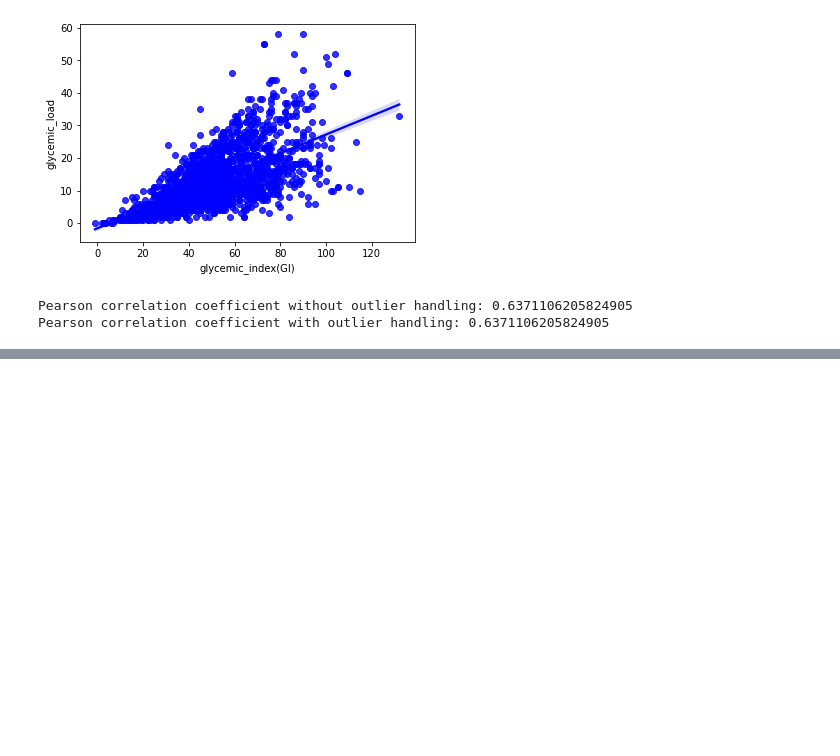
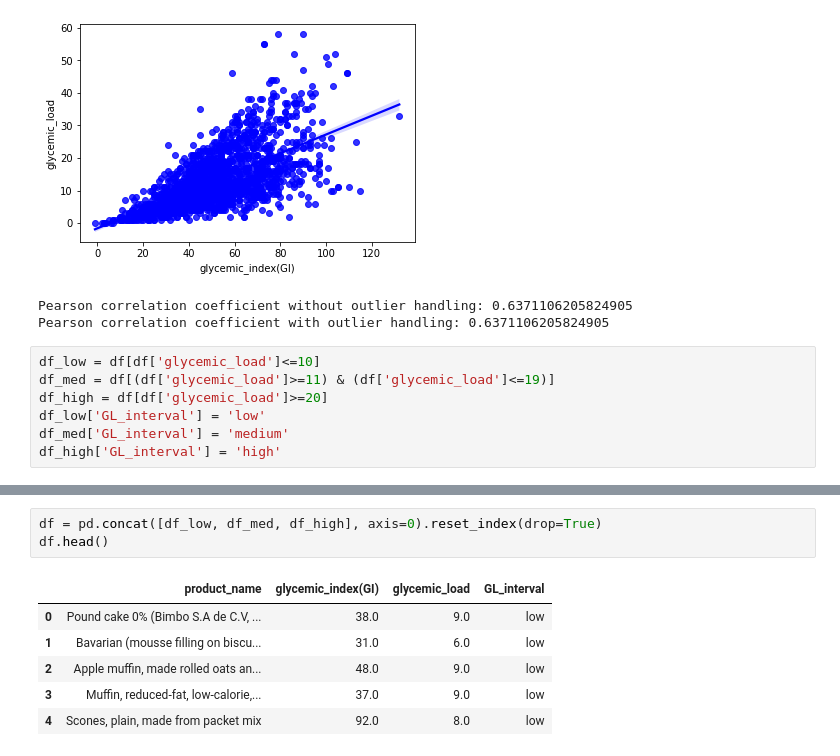
Before and after one commit to kamalzada/Machine-Learning-Projects, a Jupyter notebook: gi_gl_Corr.ipynb, the cells around one changed output, grey strips where cells are left out. Cells and saved outputs as stored; diff of their text form; blank space fills up the shorter version.

```diff
--- a/gi_gl_Corr.ipynb
+++ b/gi_gl_Corr.ipynb
@@ -41,3 +43,10 @@ Checking for Linearity
 [figure]
 Pearson correlation coefficient without outlier handling: 0.6371106205824905
 Pearson correlation coefficient with outlier handling: 0.6371106205824905
+# %%
+df_low = df[df['glycemic_load']<=10]
+df_med = df[(df['glycemic_load']>=11) & (df['glycemic_load']<=19)]
+df_high = df[df['glycemic_load']>=20]
+df_low['GL_interval'] = 'low'
+df_med['GL_interval'] = 'medium'
+df_high['GL_interval'] = 'high'
@@ -43,0 +68,10 @@ Pearson correlation coefficient with outlier handling: 0.6371106205824905
+# %%
+df = pd.concat([df_low, df_med, df_high], axis=0).reset_index(drop=True)
+df.head()
+# %% [output]
+|  | product_name | glycemic_index(GI) | glycemic_load | GL_interval |
+| 0 | Pound cake 0% (Bimbo S.A de C.V, ... | 38.0 | 9.0 | low |
+| 1 | Bavarian (mousse filling on biscu... | 31.0 | 6.0 | low |
+| 2 | Apple muffin, made rolled oats an... | 48.0 | 9.0 | low |
+| 3 | Muffin, reduced-fat, low-calorie,... | 37.0 | 9.0 | low |
+| 4 | Scones, plain, made from packet mix | 92.0 | 8.0 | low |
```
Also changed, not shown: parts of 2 cells of this notebook.
